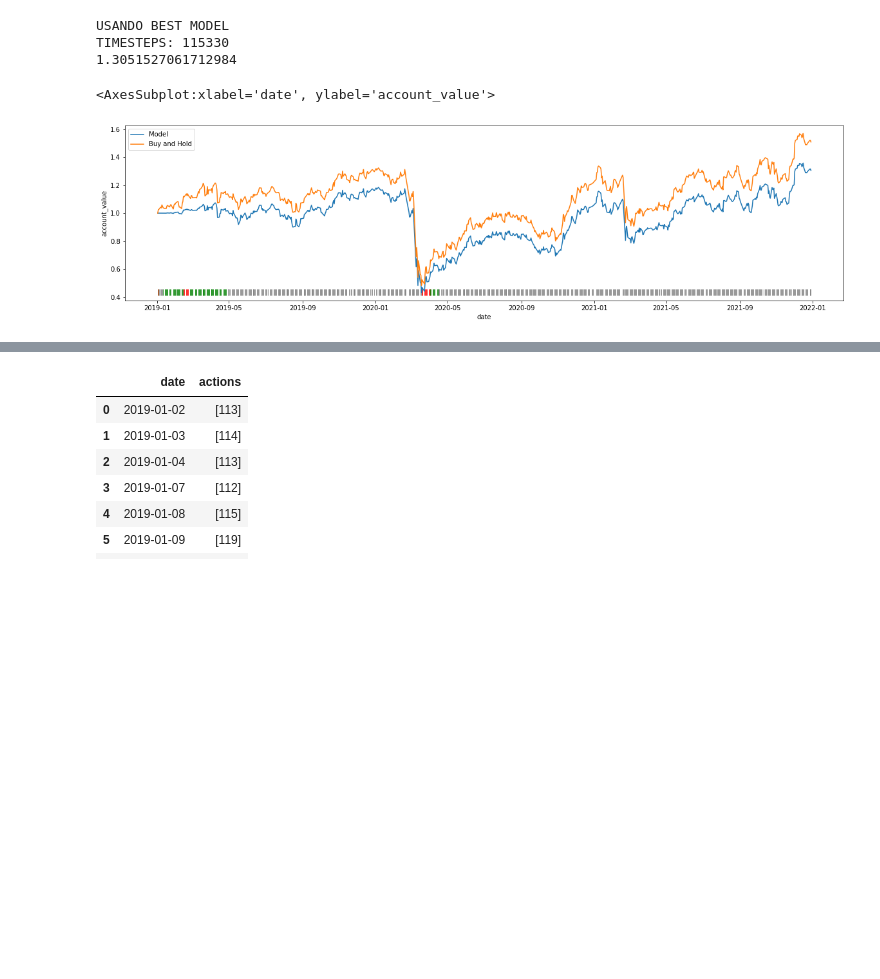
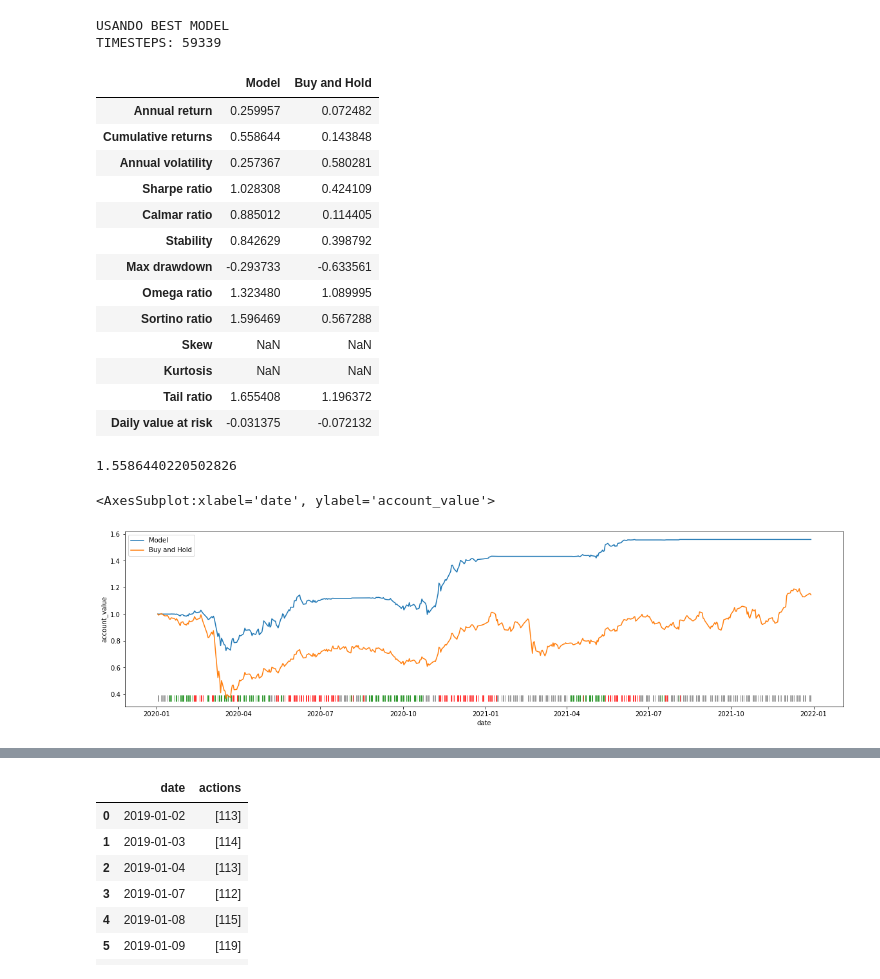
Before and after one commit to EdyAlenquer/drl-stock-market, a Jupyter notebook: notebooks/reproducing_fray_thesis.ipynb, the cells around one changed output, grey strips where cells are left out. Saved outputs shown, nothing was run; the diff lists cells and outputs as text; code cells hidden in the pictures; blank space fills up the shorter version.

```diff
--- a/notebooks/reproducing_fray_thesis.ipynb
+++ b/notebooks/reproducing_fray_thesis.ipynb
@@ -21,5 +26,5 @@ from stable_baselines3.common.vec_env import DummyVecEnv, VecMonitor, VecNormali
 # %%
-HYPERPARAMETERS_PATH = 'HYPERPARAMETER_TUNING\PETR4\DDPG_HMAX_200'
+HYPERPARAMETERS_PATH = '..\HYPERPARAMETER_TUNING\PETR4\DDPG_FUNDAMENTALS_1'
 # %%
 env_kwargs = json.load(open(os.path.join(HYPERPARAMETERS_PATH, 'env_train_kwargs.json'), 'r'))
 args = json.load(open(os.path.join(HYPERPARAMETERS_PATH, 'command_line_args.json'), 'r'))
@@ -276,10 +205,12 @@ sns.scatterplot(x=trade_set['date'], y=min(cum_return_model.min(), cum_return_be
 # %%
-a = 1
+a = 2
 b = 0
 
 type = 'best'
+dataset = trade_set.copy() #data_split(trade_set, '2020-01-01', '2021-12-31').copy()
+dataset['date'] = pd.to_datetime(dataset['date'])
 
-e_eval_gym = StockTradingEnv(df=trade_set, **env_kwargs)
+e_eval_gym = StockTradingEnv(df=dataset, **env_kwargs)
 env_eval = DummyVecEnv([lambda: e_eval_gym])
 
 if args['use_best_model']:
@@ -294,7 +225,7 @@ if args['use_best_model']:
         env_statistics_path,
         env_eval,
     )
-    env_eval.training = False
+    env_eval.training = True
     env_eval.norm_reward = False
 
     best_model_path = os.path.join(
@@ -308,38 +239,64 @@ if args['use_best_model']:
     trained_model = MODEL.load(best_model_path, env_eval)
 
     print('USANDO BEST MODEL')
     print('TIMESTEPS:', trained_model.num_timesteps)
 
 
 account_memory, actions_memory, state_memory = model_utils.predict(
     trained_model,
     env_eval,
     True
 )
 
+account_temp = pd.DataFrame({
+    'date': account_memory['date'],
+    'account_value': dataset['close']
+})
+
+display(
+    pd.concat([
+        backtest_stats(account_value=account_memory),
+        backtest_stats(account_value=account_temp)
+    ], axis=1).rename(columns={0: 'Model', 1: 'Buy and Hold'})
+)
+
 cum_return_model = (account_memory['account_value'].pct_change(1)+1).cumprod().fillna(1)
-cum_return_beh = (trade_set['close'].pct_change(1)+1).cumprod().fillna(1)
+cum_return_beh = (dataset['close'].pct_change(1)+1).cumprod().fillna(1)
 
 actions_plot = np.where(
     actions_memory['actions'] > 0,
     'green',
     np.where(actions_memory['actions'] < 0,
         'red',
         'gray'
     )
 ).tolist() + ['gray']
 
 print(cum_return_model.iloc[-1])
 
 plt.figure(figsize=(20,5))
-sns.lineplot(x=trade_set['date'], y=cum_return_model, label='Model')
-sns.lineplot(x=trade_set['date'], y=cum_return_beh, label='Buy and Hold')
+sns.lineplot(x=dataset['date'], y=cum_return_model, label='Model')
+sns.lineplot(x=dataset['date'], y=cum_return_beh, label='Buy and Hold')
 
 
-sns.scatterplot(x=trade_set['date'], y=min(cum_return_model.min(), cum_return_beh.min()), c=actions_plot, marker='|', s=100)
+sns.scatterplot(x=dataset['date'], y=min(cum_return_model.min(), cum_return_beh.min()), c=actions_plot, marker='|', s=100)
 # %% [output]
 USANDO BEST MODEL
-TIMESTEPS: 115330
-1.3051527061712984
+TIMESTEPS: 59339
+|  | Model | Buy and Hold |
+| Annual return | 0.259957 | 0.072482 |
+| Cumulative returns | 0.558644 | 0.143848 |
+| Annual volatility | 0.257367 | 0.580281 |
+| Sharpe ratio | 1.028308 | 0.424109 |
+| Calmar ratio | 0.885012 | 0.114405 |
+| Stability | 0.842629 | 0.398792 |
+| Max drawdown | -0.293733 | -0.633561 |
+| Omega ratio | 1.323480 | 1.089995 |
+| Sortino ratio | 1.596469 | 0.567288 |
+| Skew | NaN | NaN |
+| Kurtosis | NaN | NaN |
+| Tail ratio | 1.655408 | 1.196372 |
+| Daily value at risk | -0.031375 | -0.072132 |
-<AxesSubplot:xlabel='date', ylabel='account_value'>
+1.5586440220502826
+<AxesSubplot:xlabel='date', ylabel='account_value'>
-[figure, old version]
+[figure, new version]
```
Also changed, not shown: parts of 13 cells of this notebook, 8 other files.
